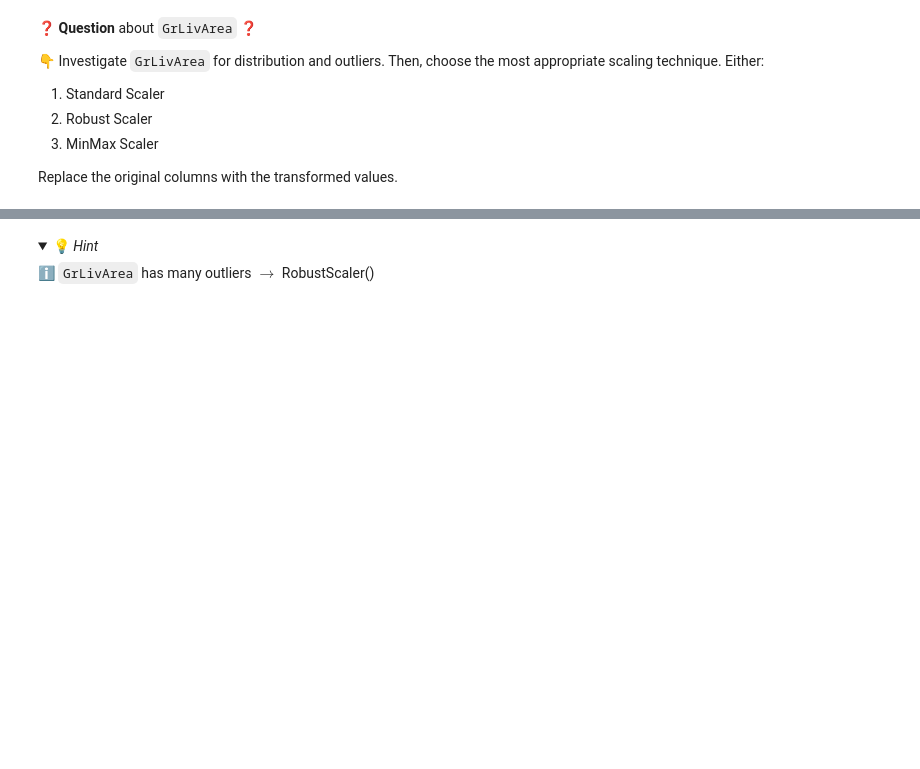
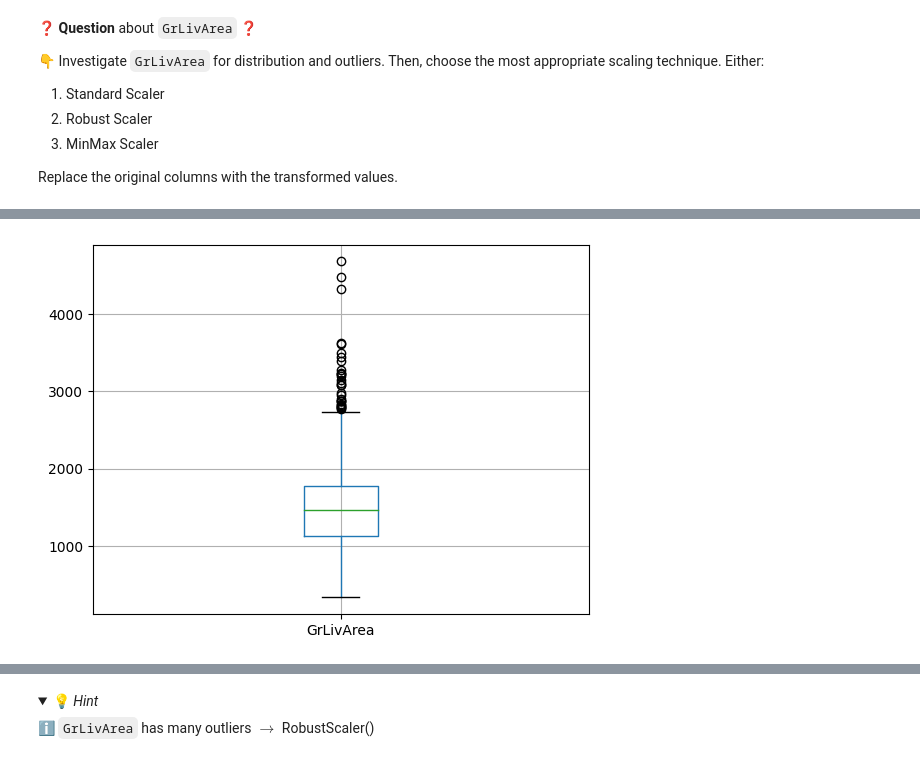
Before and after one commit to ParissaPeimaniyfard/data-preprocessing-workflow, a Jupyter notebook: Preprocessing-Workflow.ipynb, the cells around one changed output, grey strips where cells are left out. Cells and saved outputs as stored; diff of their text form; code cells hidden in the pictures; folded sections open; blank space fills up the shorter version.

```diff
--- a/Preprocessing-Workflow.ipynb
+++ b/Preprocessing-Workflow.ipynb
@@ -324,0 +399,9 @@ Replace the original columns with the transformed values.
+# %%
+mask= (data['GrLivArea']>0) & (data['GrLivArea']<5000)
+# %%
+data= data[mask].reset_index(drop=True)
+# %%
+data[['GrLivArea']].boxplot();
+plt.show()
+# %% [output]
+[figure, added]
```
Also changed, not shown: parts of 43 cells of this notebook, 3 other files.
